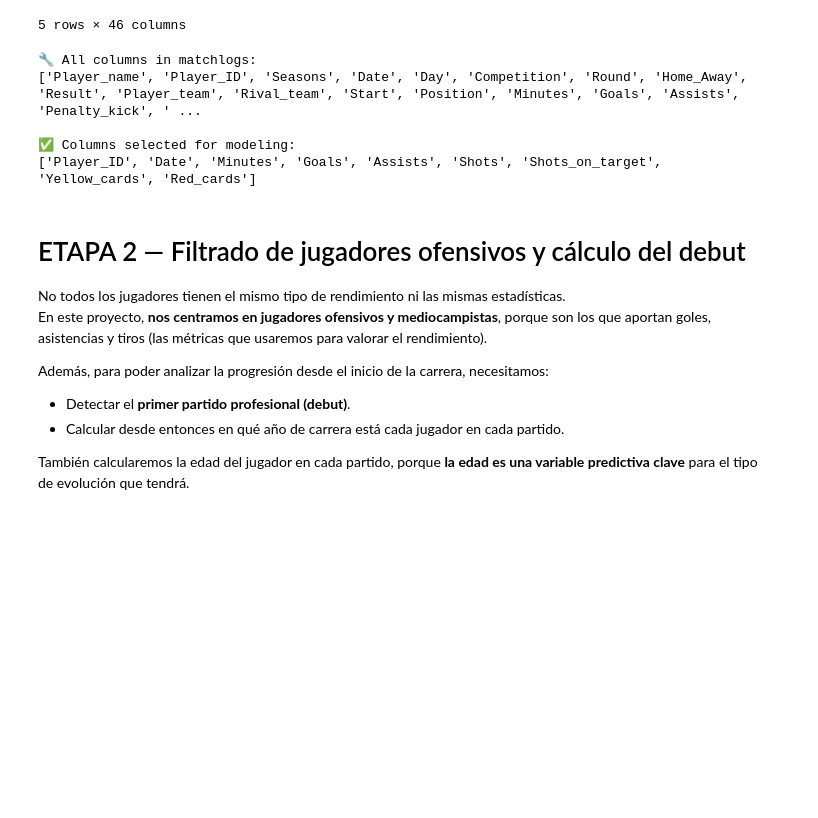
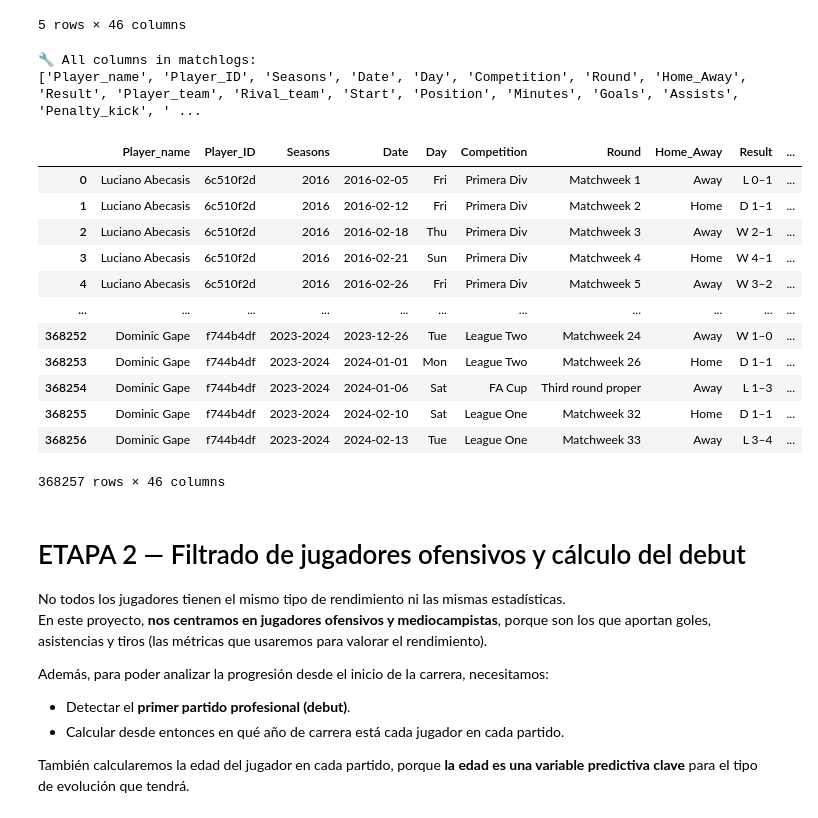
Before and after one commit to JuanmaCM7/Futpeak, a Jupyter notebook: notebooks/lightGBM_multiclase_tres_clases.ipynb, the cells around one changed output. Cells and saved outputs as stored; diff of their text form; code cells hidden in the pictures; blank space fills up the shorter version.

```diff
--- a/notebooks/lightGBM_multiclase_tres_clases.ipynb
+++ b/notebooks/lightGBM_multiclase_tres_clases.ipynb
@@ -70,25 +70,26 @@ memory usage: 373.4+ KB
 # %%
 # View all columns in matchlogs
 print("🔧 All columns in matchlogs:")
 print(df_matchlogs.columns.tolist())
 
-# List of columns we plan to keep
-columns_to_use = [
-    'Player_ID', 'Date', 'Minutes', 'Goals', 'Assists',
-    'Shots', 'Shots_on_target', 'Yellow_cards', 'Red_cards'
-]
 
-print("\n✅ Columns selected for modeling:")
-print(columns_to_use)
-
-# Optional: create a reduced version of the matchlogs
-df_matchlogs = df_matchlogs[columns_to_use]
+df_matchlogs
 # %% [output]
 🔧 All columns in matchlogs:
 ['Player_name', 'Player_ID', 'Seasons', 'Date', 'Day', 'Competition', 'Round', 'Home_Away', 'Result', 'Player_team', 'Rival_team', 'Start', 'Position', 'Minutes', 'Goals', 'Assists', 'Penalty_kick', ' ...
-
-✅ Columns selected for modeling:
-['Player_ID', 'Date', 'Minutes', 'Goals', 'Assists', 'Shots', 'Shots_on_target', 'Yellow_cards', 'Red_cards']
+|  | Player_name | Player_ID | Seasons | Date | Day | Competition | Round | Home_Away | Result | ... |
+| 0 | Luciano Abecasis | 6c510f2d | 2016 | 2016-02-05 | Fri | Primera Div | Matchweek 1 | Away | L 0–1 | ... |
+| 1 | Luciano Abecasis | 6c510f2d | 2016 | 2016-02-12 | Fri | Primera Div | Matchweek 2 | Home | D 1–1 | ... |
+| 2 | Luciano Abecasis | 6c510f2d | 2016 | 2016-02-18 | Thu | Primera Div | Matchweek 3 | Away | W 2–1 | ... |
+| 3 | Luciano Abecasis | 6c510f2d | 2016 | 2016-02-21 | Sun | Primera Div | Matchweek 4 | Home | W 4–1 | ... |
+| 4 | Luciano Abecasis | 6c510f2d | 2016 | 2016-02-26 | Fri | Primera Div | Matchweek 5 | Away | W 3–2 | ... |
+| ... | ... | ... | ... | ... | ... | ... | ... | ... | ... | ... |
+| 368252 | Dominic Gape | f744b4df | 2023-2024 | 2023-12-26 | Tue | League Two | Matchweek 24 | Away | W 1–0 | ... |
+| 368253 | Dominic Gape | f744b4df | 2023-2024 | 2024-01-01 | Mon | League Two | Matchweek 26 | Home | D 1–1 | ... |
+| 368254 | Dominic Gape | f744b4df | 2023-2024 | 2024-01-06 | Sat | FA Cup | Third round proper | Away | L 1–3 | ... |
+| 368255 | Dominic Gape | f744b4df | 2023-2024 | 2024-02-10 | Sat | League One | Matchweek 32 | Home | D 1–1 | ... |
+| 368256 | Dominic Gape | f744b4df | 2023-2024 | 2024-02-13 | Tue | League One | Matchweek 33 | Away | L 3–4 | ... |
+368257 rows × 46 columns
 # %% [markdown]
 # ETAPA 2 — Filtrado de jugadores ofensivos y cálculo del debut
 
```
Also changed, not shown: parts of 4 cells of this notebook, 5 other files.
